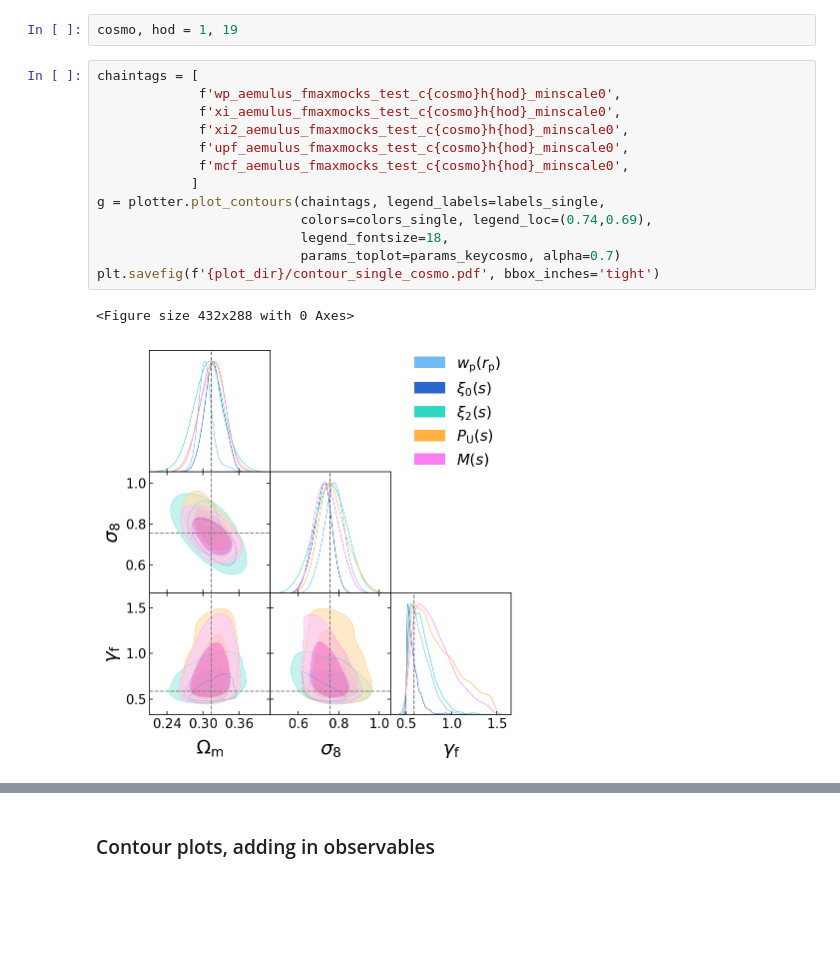
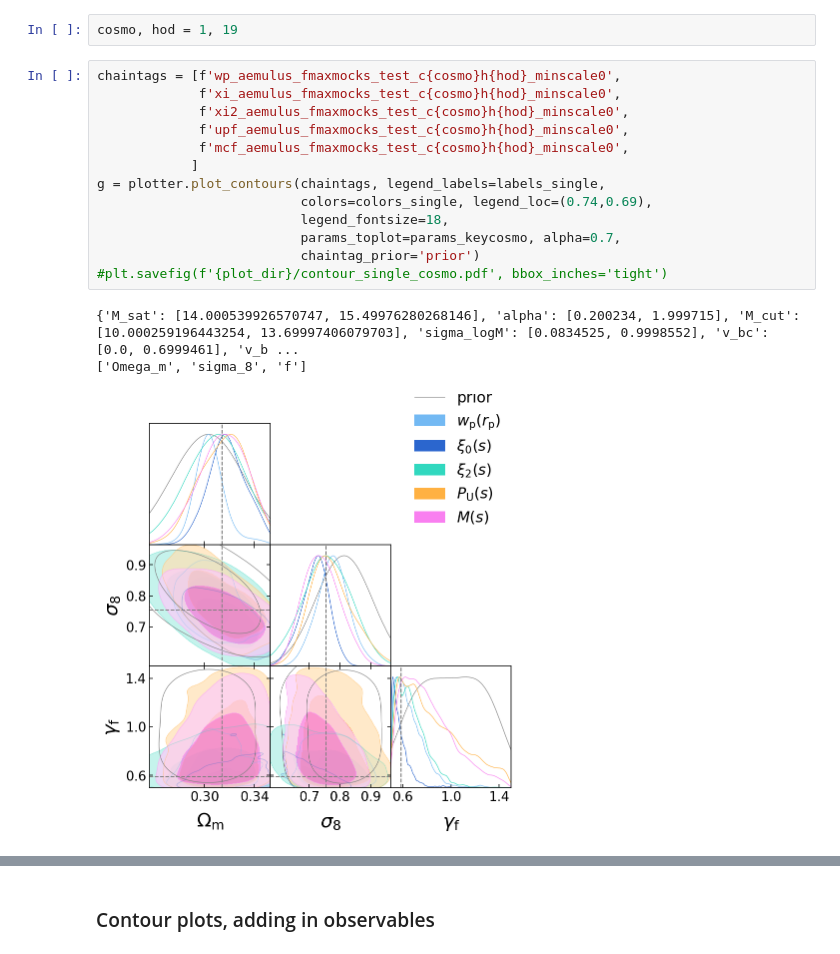
Before and after one commit to kstoreyf/aemulator, a Jupyter notebook: notebooks/2023-06-21_aemulus_paper_figures_fmaxmocks.ipynb, the cells around one changed output, grey strips where cells are left out. Saved outputs shown, nothing was run; the diff lists cells and outputs as text; blank space fills up the shorter version.

Commit message:
working on adding priors to contour plots

```diff
--- a/notebooks/2023-06-21_aemulus_paper_figures_fmaxmocks.ipynb
+++ b/notebooks/2023-06-21_aemulus_paper_figures_fmaxmocks.ipynb
@@ -314,21 +314,22 @@ legend_top = plt.legend(handles=handles_top, fontsize=18, loc=(1.1, 0.5))
 # %%
 cosmo, hod = 1, 19
 # %%
-chaintags = [
-             f'wp_aemulus_fmaxmocks_test_c{cosmo}h{hod}_minscale0',
+chaintags = [f'wp_aemulus_fmaxmocks_test_c{cosmo}h{hod}_minscale0',
              f'xi_aemulus_fmaxmocks_test_c{cosmo}h{hod}_minscale0',
              f'xi2_aemulus_fmaxmocks_test_c{cosmo}h{hod}_minscale0',
              f'upf_aemulus_fmaxmocks_test_c{cosmo}h{hod}_minscale0',
              f'mcf_aemulus_fmaxmocks_test_c{cosmo}h{hod}_minscale0',
             ]
 g = plotter.plot_contours(chaintags, legend_labels=labels_single,
                           colors=colors_single, legend_loc=(0.74,0.69),
                           legend_fontsize=18,
-                          params_toplot=params_keycosmo, alpha=0.7)
-plt.savefig(f'{plot_dir}/contour_single_cosmo.pdf', bbox_inches='tight')
+                          params_toplot=params_keycosmo, alpha=0.7,
+                          chaintag_prior='prior')
+#plt.savefig(f'{plot_dir}/contour_single_cosmo.pdf', bbox_inches='tight')
 # %% [output]
-<Figure size 432x288 with 0 Axes>
+{'M_sat': [14.000539926570747, 15.49976280268146], 'alpha': [0.200234, 1.999715], 'M_cut': [10.000259196443254, 13.69997406079703], 'sigma_logM': [0.0834525, 0.9998552], 'v_bc': [0.0, 0.6999461], 'v_b ...
+['Omega_m', 'sigma_8', 'f']
-[figure, old version]
+[figure, new version]
 # %%
 chaintags = [
              f'wp_aemulus_fmaxmocks_test_c{cosmo}h{hod}_minscale0',
```
Also changed, not shown: parts of 3 cells of this notebook, 1 other file.
